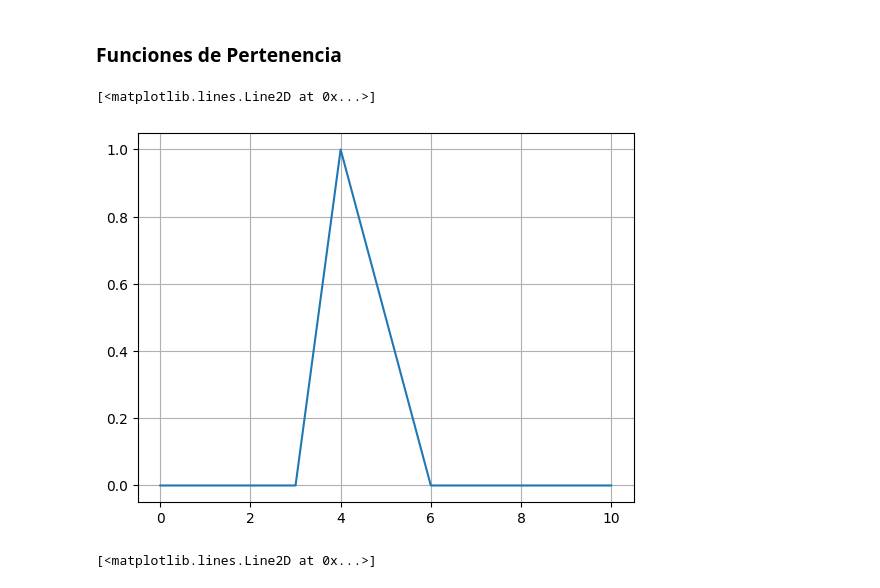
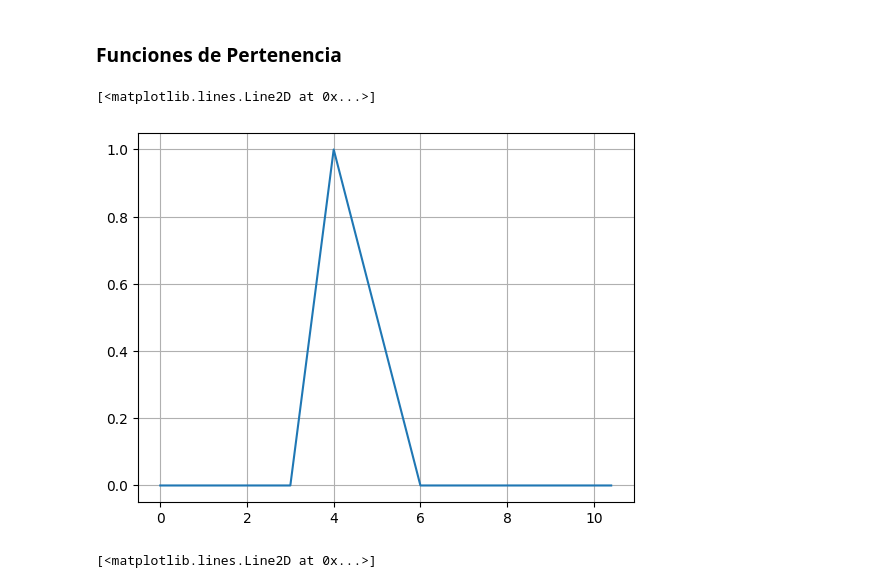
Before and after one commit to oridotexe/neural-networks, a Jupyter notebook: tema_1.ipynb, the cells around one changed output. Cells and saved outputs as stored; diff of their text form; code cells hidden in the pictures.

```diff
--- a/tema_1.ipynb
+++ b/tema_1.ipynb
@@ -6,13 +6,13 @@ import skfuzzy as fuzz
 ### Funciones de Pertenencia
 # %%
 # triangle
-x = np.arange(0, 10.5, 0.5)
+x = np.arange(0, 10.5, 0.1)
 y = fuzz.trimf(x, [3, 4, 6])
 plt.grid(True)
 plt.plot(x, y)
 # %% [output]
 [<matplotlib.lines.Line2D at 0x...>]
-[figure, old version]
+[figure, new version]
 # %%
 # trapezoidal
 x = np.arange(0, 10.5, 0.5)
```
Also changed, not shown: parts of 4 cells of this notebook, 7 other files.
